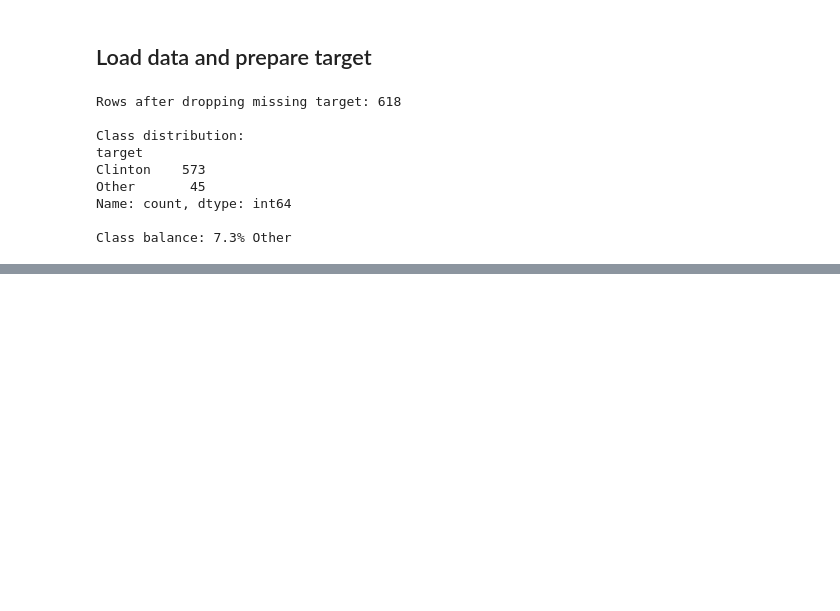
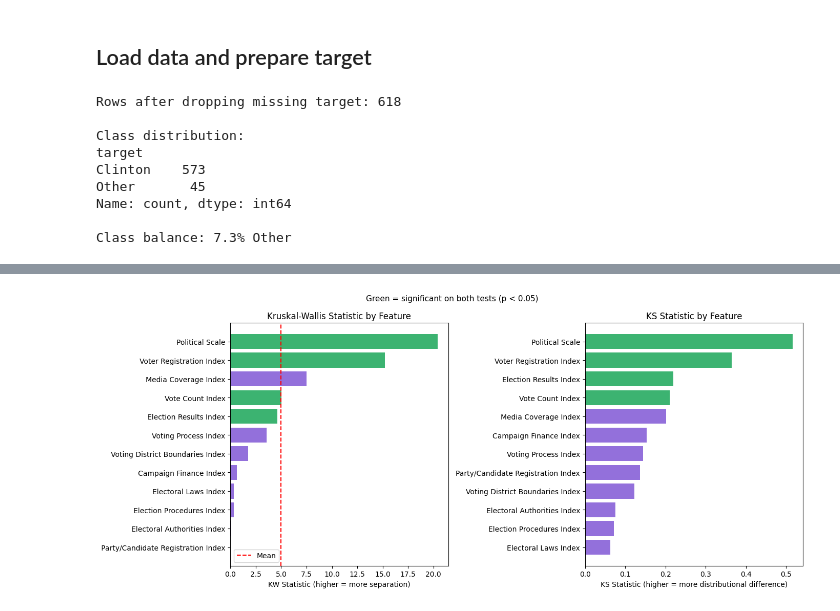
Before and after one commit to charlottedavidson524/2016_US_Election_ML, a Jupyter notebook: notebook/classification_training.ipynb, the cells around one changed output, grey strips where cells are left out. Drawn from its saved outputs; the diff is of its cells as text; code cells hidden in the pictures; blank space fills up the shorter version.

Commit message:
Statistical tests and feature selection

```diff
--- a/notebook/classification_training.ipynb
+++ b/notebook/classification_training.ipynb
@@ -84,0 +93,9 @@ Class balance: 7.3% Other
+# %%
+index_cols = [
+    'Electoral Laws Index', 'Election Procedures Index',
+    'Voting District Boundaries Index', 'Voter Registration Index',
+    'Party/Candidate Registration Index', 'Media Coverage Index',
+    'Campaign Finance Index', 'Voting Process Index',
+    'Vote Count Index', 'Election Results Index',
+    'Electoral Authorities Index'
+]
@@ -84,0 +141,23 @@ Class balance: 7.3% Other
+# %%
+fig, axes = plt.subplots(1, 2, figsize=(14, 6))
+
+# Kruskal-Wallis statistics
+results_df_sorted_kw = results_df.sort_values('KW Statistic', ascending=True)
+axes[0].barh(results_df_sorted_kw['Feature'], results_df_sorted_kw['KW Statistic'], color=['mediumseagreen' if s == 'Yes' else 'mediumpurple' for s in results_df_sorted_kw['Significant']])
+axes[0].axvline(x=results_df_sorted_kw['KW Statistic'].mean(), color='red', linestyle='--', label='Mean')
+axes[0].set_title('Kruskal-Wallis Statistic by Feature')
+axes[0].set_xlabel('KW Statistic (higher = more separation)')
+axes[0].legend()
+
+# KS statistics
+results_df_sorted_ks = results_df.sort_values('KS Statistic', ascending=True)
+axes[1].barh(results_df_sorted_ks['Feature'], results_df_sorted_ks['KS Statistic'], color=['mediumseagreen' if s == 'Yes' else 'mediumpurple' for s in results_df_sorted_ks['Significant']])
+axes[1].set_title('KS Statistic by Feature')
+axes[1].set_xlabel('KS Statistic (higher = more distributional difference)')
+
+# Title
+plt.suptitle('Green = significant on both tests (p < 0.05)', fontsize=11)
+plt.tight_layout()
+plt.show()
+# %% [output]
+[figure, added]
```
Also changed, not shown: parts of 12 cells of this notebook.
